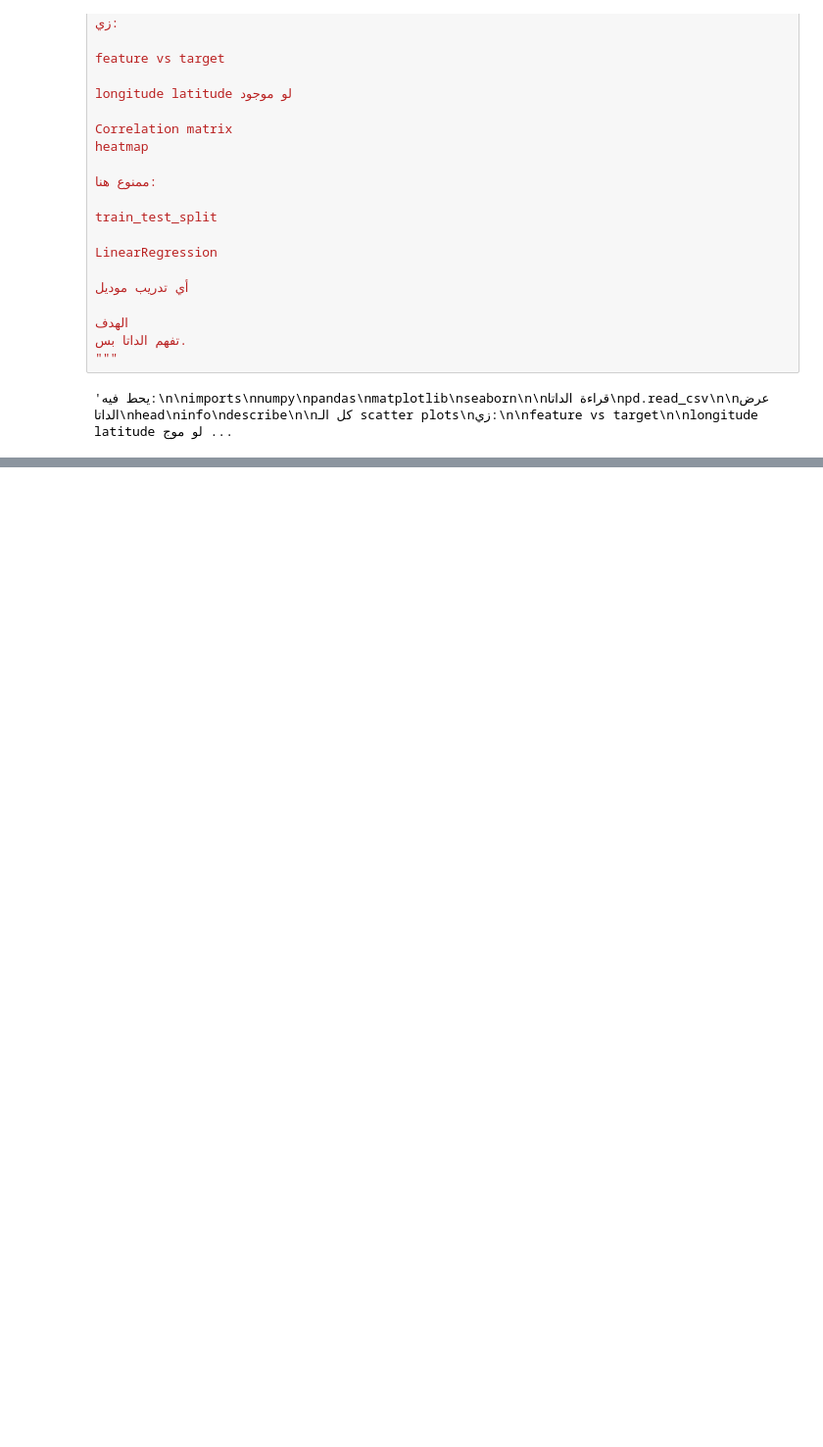
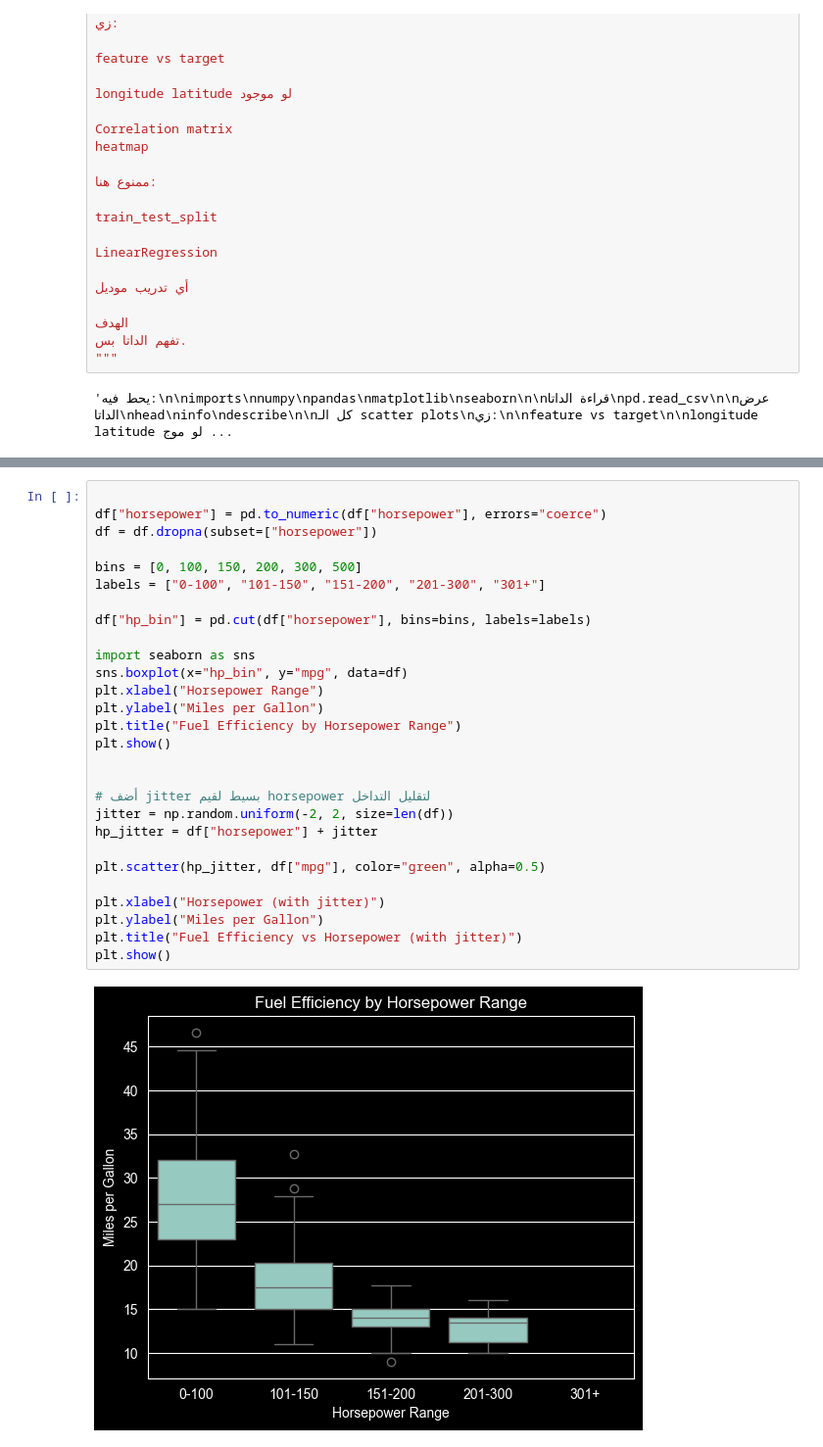
Before and after one commit to Abd0111111/AI-and-Machine_Learning_Diploma, a Jupyter notebook: Car_Mileage_Prediction_Project/notebooks/data_exploration.ipynb, the cells around one changed output, grey strips where cells are left out. Shown at 98% size. Cells and saved outputs as stored; diff of their text form; blank space fills up the shorter version.

```diff
--- a/Car_Mileage_Prediction_Project/notebooks/data_exploration.ipynb
+++ b/Car_Mileage_Prediction_Project/notebooks/data_exploration.ipynb
@@ -40,0 +89,30 @@ LinearRegression
+# %%
+
+df["horsepower"] = pd.to_numeric(df["horsepower"], errors="coerce")
+df = df.dropna(subset=["horsepower"])
+
+bins = [0, 100, 150, 200, 300, 500]
+labels = ["0-100", "101-150", "151-200", "201-300", "301+"]
+
+df["hp_bin"] = pd.cut(df["horsepower"], bins=bins, labels=labels)
+
+import seaborn as sns
+sns.boxplot(x="hp_bin", y="mpg", data=df)
+plt.xlabel("Horsepower Range")
+plt.ylabel("Miles per Gallon")
+plt.title("Fuel Efficiency by Horsepower Range")
+plt.show()
+
+
+# أضف jitter بسيط لقيم horsepower لتقليل التداخل
+jitter = np.random.uniform(-2, 2, size=len(df))
+hp_jitter = df["horsepower"] + jitter
+
+plt.scatter(hp_jitter, df["mpg"], color="green", alpha=0.5)
+
+plt.xlabel("Horsepower (with jitter)")
+plt.ylabel("Miles per Gallon")
+plt.title("Fuel Efficiency vs Horsepower (with jitter)")
+plt.show()
+# %% [output]
+[figure, added]
```
Also changed, not shown: parts of 11 cells of this notebook, 4 other files.
